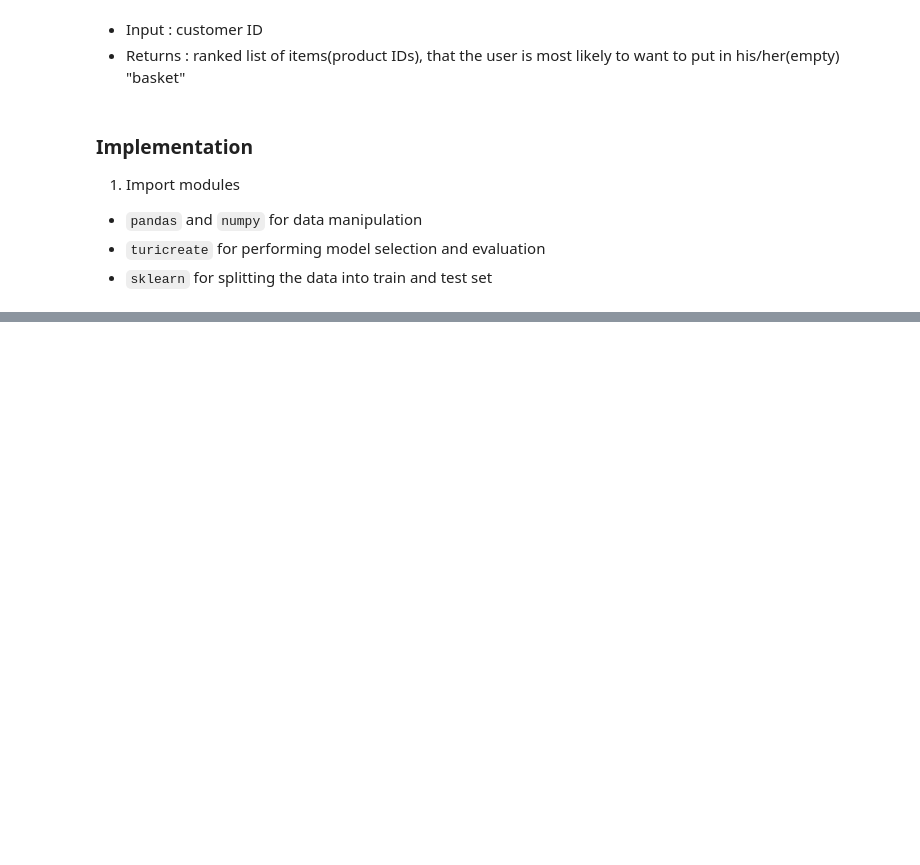
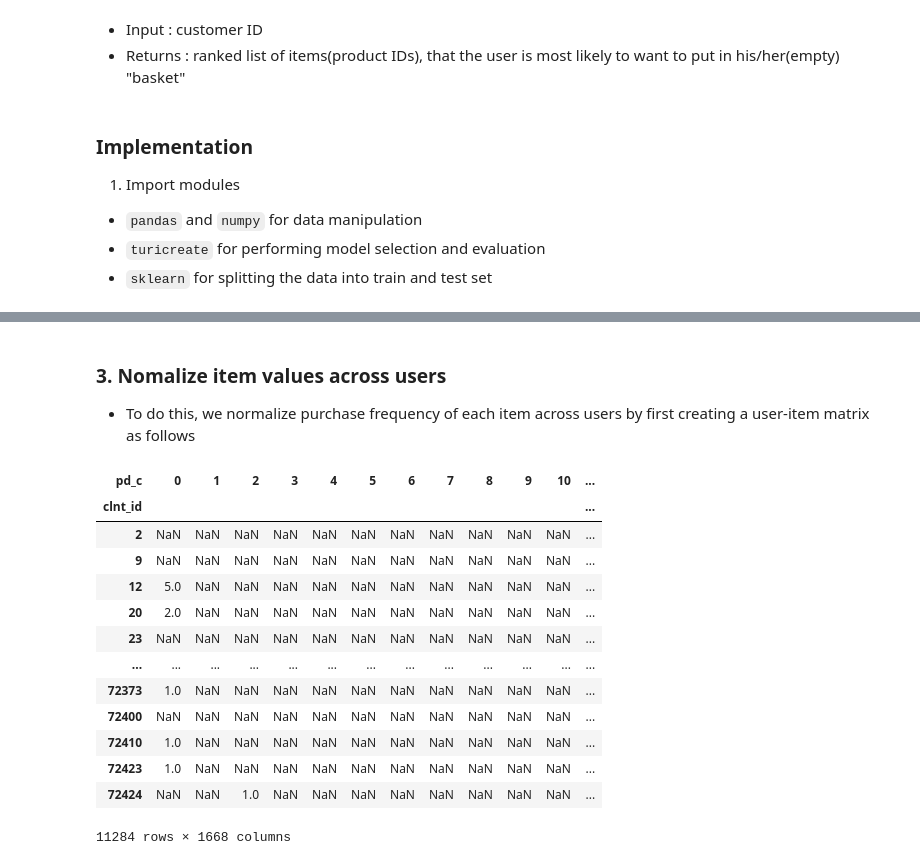
Before and after one commit to hojisu/recommendation-project, a Jupyter notebook: EDA-4.ipynb, the cells around one changed output, grey strips where cells are left out. Drawn from its saved outputs; the diff is of its cells as text; code cells hidden in the pictures; blank space fills up the shorter version.

```diff
--- a/EDA-4.ipynb
+++ b/EDA-4.ipynb
@@ -42,0 +54,7 @@ from sklearn.model_selection import train_test_split
+# %%
+data = data.dropna().drop(['variable'], axis=1).groupby(['clnt_id', 'pd_c']).agg({'pd_c':'count'}).rename(columns={'pd_c':'purchase_count'})\
+    .reset_index()
+# %%
+data.loc[data['pd_c'] == 'unknown', 'pd_c'] = 0
+# %%
+data['pd_c'] = data['pd_c'].astype(np.int64)
@@ -42,0 +94,22 @@ from sklearn.model_selection import train_test_split
+# %% [markdown]
+### 3. Nomalize item values across users
+- To do this, we normalize purchase frequency of each item across users by first creating a user-item matrix as follows
+# %%
+df_matrix = pd.pivot_table(data, values='purchase_count', index='clnt_id', columns='pd_c')
+# %%
+df_matrix
+# %% [output]
+| pd_c | 0 | 1 | 2 | 3 | 4 | 5 | 6 | 7 | 8 | 9 | 10 | ... |
+| clnt_id |  |  |  |  |  |  |  |  |  |  |  | ... |
+| 2 | NaN | NaN | NaN | NaN | NaN | NaN | NaN | NaN | NaN | NaN | NaN | ... |
+| 9 | NaN | NaN | NaN | NaN | NaN | NaN | NaN | NaN | NaN | NaN | NaN | ... |
+| 12 | 5.0 | NaN | NaN | NaN | NaN | NaN | NaN | NaN | NaN | NaN | NaN | ... |
+| 20 | 2.0 | NaN | NaN | NaN | NaN | NaN | NaN | NaN | NaN | NaN | NaN | ... |
+| 23 | NaN | NaN | NaN | NaN | NaN | NaN | NaN | NaN | NaN | NaN | NaN | ... |
+| ... | ... | ... | ... | ... | ... | ... | ... | ... | ... | ... | ... | ... |
+| 72373 | 1.0 | NaN | NaN | NaN | NaN | NaN | NaN | NaN | NaN | NaN | NaN | ... |
+| 72400 | NaN | NaN | NaN | NaN | NaN | NaN | NaN | NaN | NaN | NaN | NaN | ... |
+| 72410 | 1.0 | NaN | NaN | NaN | NaN | NaN | NaN | NaN | NaN | NaN | NaN | ... |
+| 72423 | 1.0 | NaN | NaN | NaN | NaN | NaN | NaN | NaN | NaN | NaN | NaN | ... |
+| 72424 | NaN | NaN | 1.0 | NaN | NaN | NaN | NaN | NaN | NaN | NaN | NaN | ... |
+11284 rows × 1668 columns
```
Also changed, not shown: parts of 19 cells of this notebook, 2 other files.
